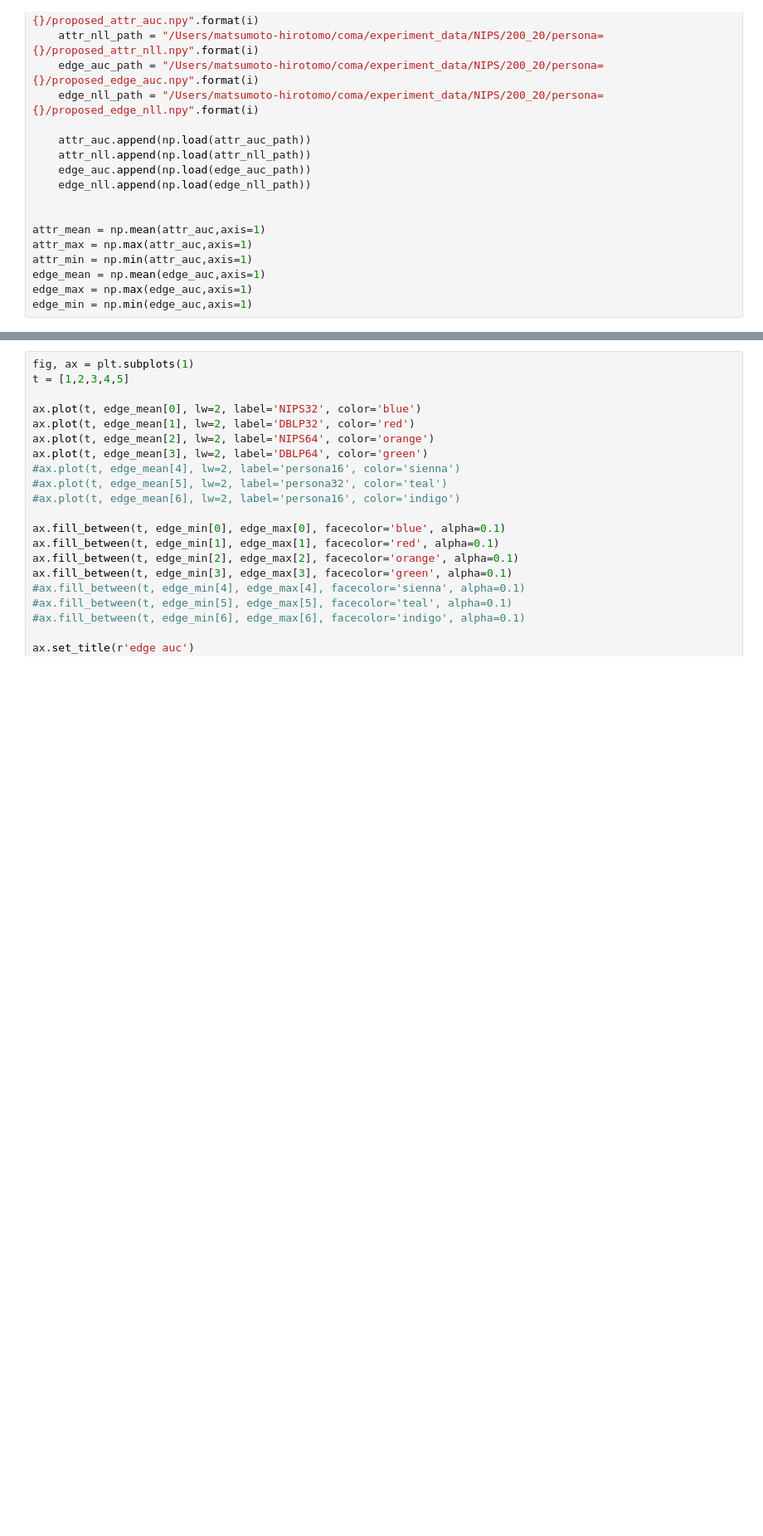
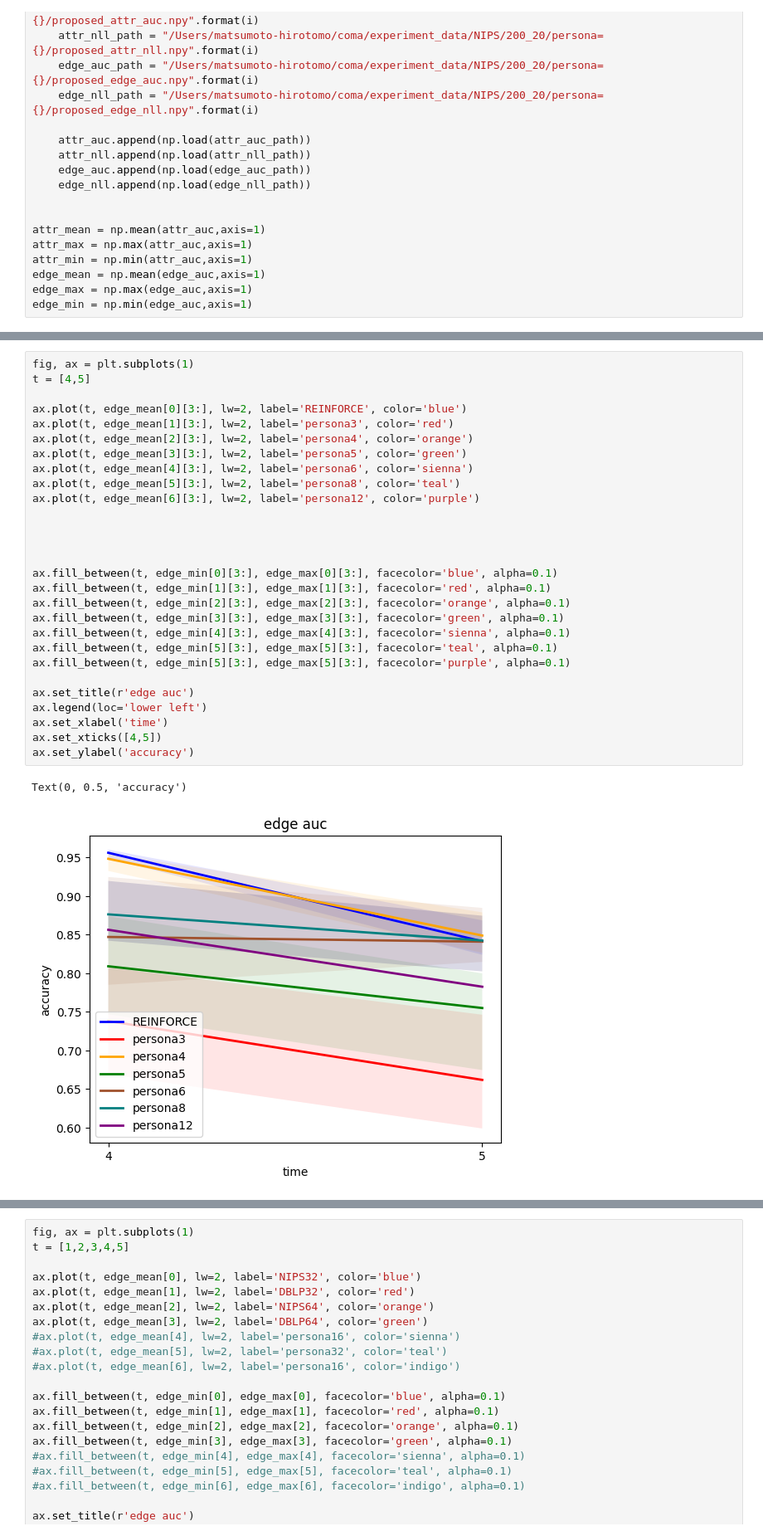
Before and after one commit to hiroemon-m/COMA, a Jupyter notebook: visualize/data/visualize.ipynb, the cells around one changed output, grey strips where cells are left out. Shown at 83% size. Saved outputs shown, nothing was run; the diff lists cells and outputs as text; blank space fills up the shorter version.

```diff
--- a/visualize/data/visualize.ipynb
+++ b/visualize/data/visualize.ipynb
@@ -43,3 +74,34 @@ edge_min = np.min(edge_auc,axis=1)
+# %%
+fig, ax = plt.subplots(1)
+t = [4,5]
+
+ax.plot(t, edge_mean[0][3:], lw=2, label='REINFORCE', color='blue')
+ax.plot(t, edge_mean[1][3:], lw=2, label='persona3', color='red')
+ax.plot(t, edge_mean[2][3:], lw=2, label='persona4', color='orange')
+ax.plot(t, edge_mean[3][3:], lw=2, label='persona5', color='green')
+ax.plot(t, edge_mean[4][3:], lw=2, label='persona6', color='sienna')
+ax.plot(t, edge_mean[5][3:], lw=2, label='persona8', color='teal')
+ax.plot(t, edge_mean[6][3:], lw=2, label='persona12', color='purple')
+
+
+
+
+ax.fill_between(t, edge_min[0][3:], edge_max[0][3:], facecolor='blue', alpha=0.1)
+ax.fill_between(t, edge_min[1][3:], edge_max[1][3:], facecolor='red', alpha=0.1)
+ax.fill_between(t, edge_min[2][3:], edge_max[2][3:], facecolor='orange', alpha=0.1)
+ax.fill_between(t, edge_min[3][3:], edge_max[3][3:], facecolor='green', alpha=0.1)
+ax.fill_between(t, edge_min[4][3:], edge_max[4][3:], facecolor='sienna', alpha=0.1)
+ax.fill_between(t, edge_min[5][3:], edge_max[5][3:], facecolor='teal', alpha=0.1)
+ax.fill_between(t, edge_min[5][3:], edge_max[5][3:], facecolor='purple', alpha=0.1)
+
+ax.set_title(r'edge auc')
+ax.legend(loc='lower left')
+ax.set_xlabel('time')
+ax.set_xticks([4,5])
+ax.set_ylabel('accuracy')
+# %% [output]
+Text(0, 0.5, 'accuracy')
+[figure, added]
 # %%
 fig, ax = plt.subplots(1)
 t = [1,2,3,4,5]
```
Also changed, not shown: parts of 3 cells of this notebook, 4 other files.
